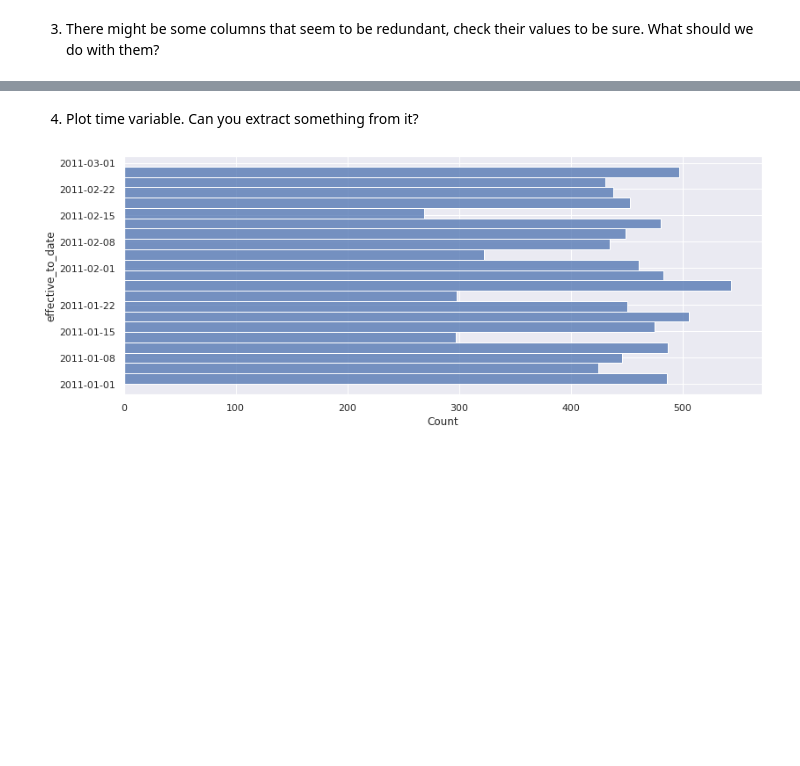
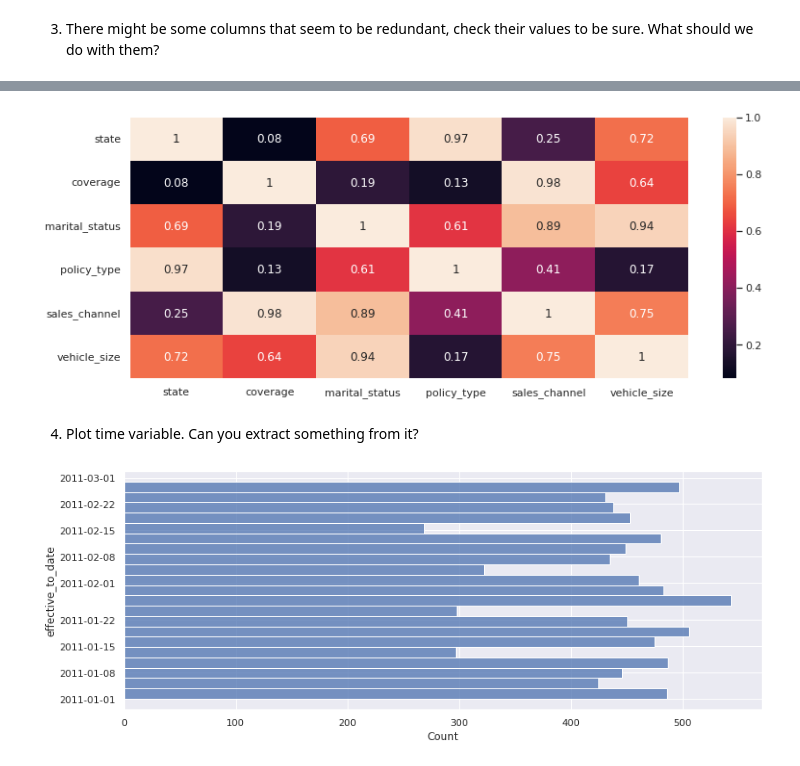
Before and after one commit to jordi-zaragoza/lab-feature-extraction, a Jupyter notebook: Exercise.ipynb, the cells around one changed output, grey strips where cells are left out. Drawn from its saved outputs; the diff is of its cells as text; code cells hidden in the pictures; blank space fills up the shorter version.

```diff
--- a/Exercise.ipynb
+++ b/Exercise.ipynb
@@ -70,3 +133,11 @@ for col in categorical_df_num.columns:
+# %%
+# If we drop high correlation columns we have:
+cat = categorical_df.drop(columns = ['customer','effective_to_date','location_code','renew_offer_type','employmentstatus','vehicle_class','education','gender','response','policy'])
+corr_jor = Dependance_matrix(cat)
+sns.heatmap(1 - corr_jor, annot=True)
+plt.show()
+# %% [output]
+[figure, added]
 # %% [markdown]
 4. Plot time variable. Can you extract something from it?
 # %%
```
Also changed, not shown: parts of 11 cells of this notebook.
